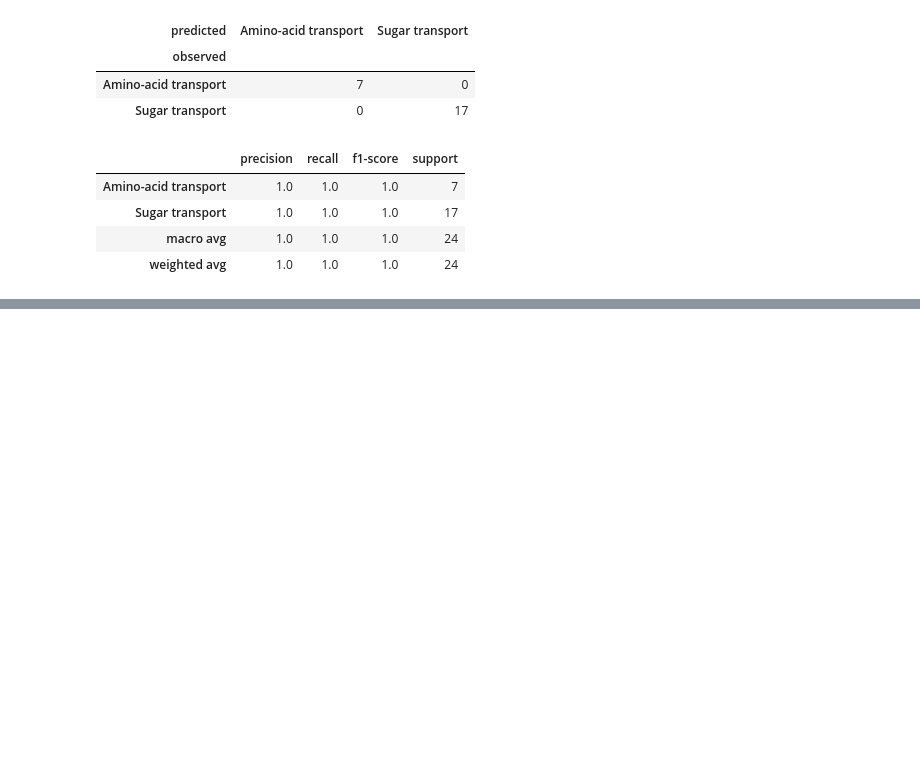
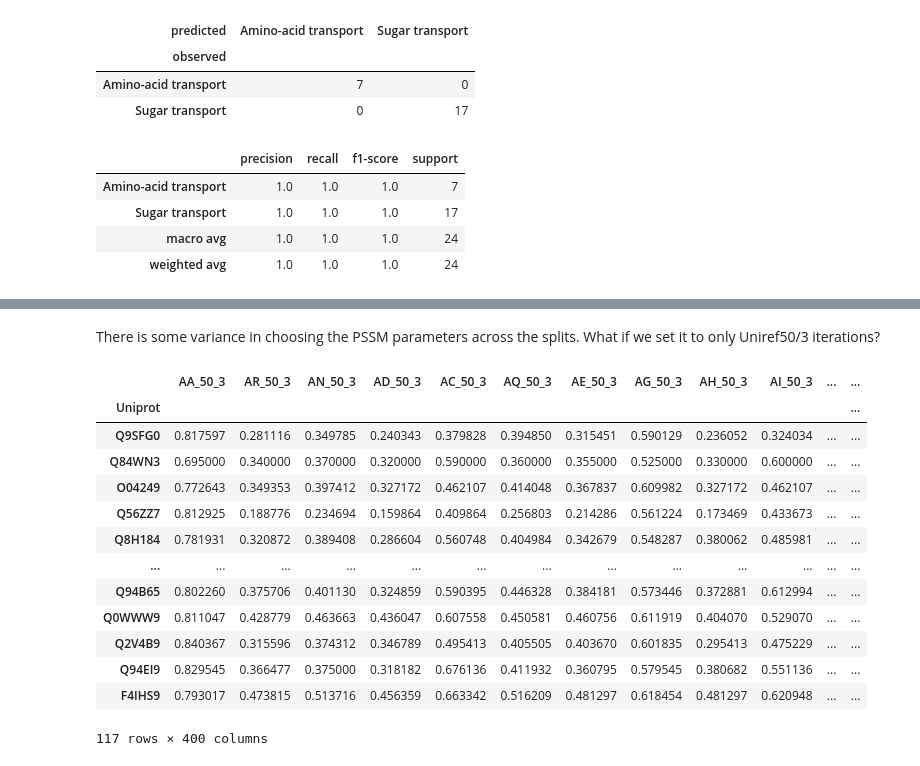
Before and after one commit to adenger/subpred3, a Jupyter notebook: notebooks/athaliana_05_evaluation_pssm.ipynb, the cells around one changed output, grey strips where cells are left out. Drawn from its saved outputs; the diff is of its cells as text; code cells hidden in the pictures; blank space fills up the shorter version.

Commit message:
pssm

```diff
--- a/notebooks/athaliana_05_evaluation_pssm.ipynb
+++ b/notebooks/athaliana_05_evaluation_pssm.ipynb
@@ -325,0 +405,21 @@ df_params
+# %% [markdown]
+There is some variance in choosing the PSSM parameters across the splits. What if we set it to only Uniref50/3 iterations?
+# %%
+df_pssm_50_3 = df_pssm.loc[:,df_pssm.columns.str.endswith("50_3")]
+
+df_pssm_50_3
+# %% [output]
+|  | AA_50_3 | AR_50_3 | AN_50_3 | AD_50_3 | AC_50_3 | AQ_50_3 | AE_50_3 | AG_50_3 | AH_50_3 | AI_50_3 | ... | ... |
+| Uniprot |  |  |  |  |  |  |  |  |  |  |  | ... |
+| Q9SFG0 | 0.817597 | 0.281116 | 0.349785 | 0.240343 | 0.379828 | 0.394850 | 0.315451 | 0.590129 | 0.236052 | 0.324034 | ... | ... |
+| Q84WN3 | 0.695000 | 0.340000 | 0.370000 | 0.320000 | 0.590000 | 0.360000 | 0.355000 | 0.525000 | 0.330000 | 0.600000 | ... | ... |
+| O04249 | 0.772643 | 0.349353 | 0.397412 | 0.327172 | 0.462107 | 0.414048 | 0.367837 | 0.609982 | 0.327172 | 0.462107 | ... | ... |
+| Q56ZZ7 | 0.812925 | 0.188776 | 0.234694 | 0.159864 | 0.409864 | 0.256803 | 0.214286 | 0.561224 | 0.173469 | 0.433673 | ... | ... |
+| Q8H184 | 0.781931 | 0.320872 | 0.389408 | 0.286604 | 0.560748 | 0.404984 | 0.342679 | 0.548287 | 0.380062 | 0.485981 | ... | ... |
+| ... | ... | ... | ... | ... | ... | ... | ... | ... | ... | ... | ... | ... |
+| Q94B65 | 0.802260 | 0.375706 | 0.401130 | 0.324859 | 0.590395 | 0.446328 | 0.384181 | 0.573446 | 0.372881 | 0.612994 | ... | ... |
+| Q0WWW9 | 0.811047 | 0.428779 | 0.463663 | 0.436047 | 0.607558 | 0.450581 | 0.460756 | 0.611919 | 0.404070 | 0.529070 | ... | ... |
+| Q2V4B9 | 0.840367 | 0.315596 | 0.374312 | 0.346789 | 0.495413 | 0.405505 | 0.403670 | 0.601835 | 0.295413 | 0.475229 | ... | ... |
+| Q94EI9 | 0.829545 | 0.366477 | 0.375000 | 0.318182 | 0.676136 | 0.411932 | 0.360795 | 0.579545 | 0.380682 | 0.551136 | ... | ... |
+| F4IHS9 | 0.793017 | 0.473815 | 0.513716 | 0.456359 | 0.663342 | 0.516209 | 0.481297 | 0.618454 | 0.481297 | 0.620948 | ... | ... |
+117 rows × 400 columns
```
Also changed, not shown: parts of 39 cells of this notebook.
